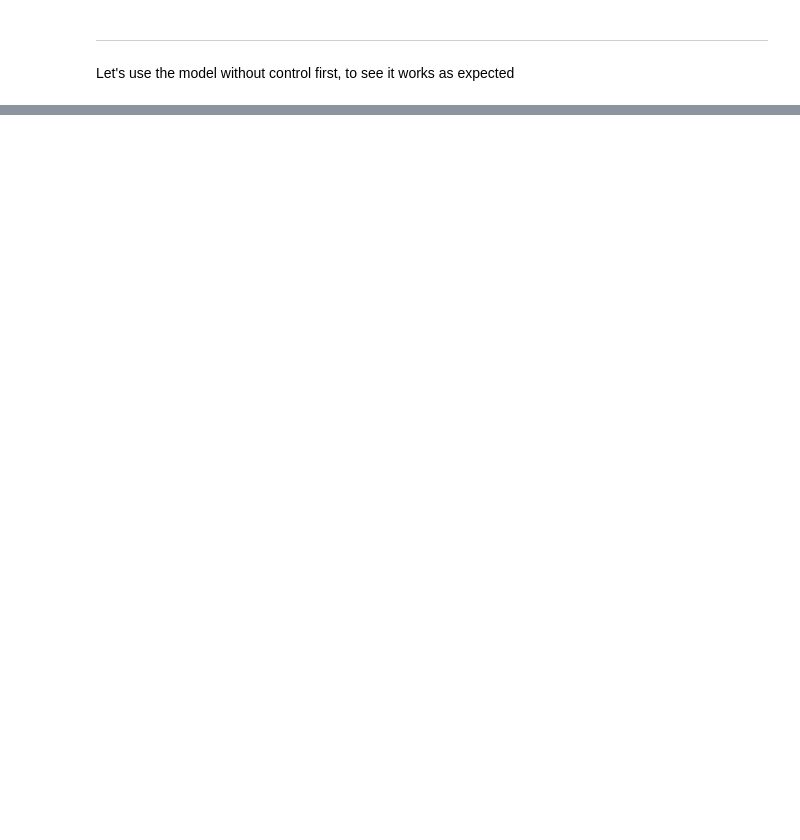
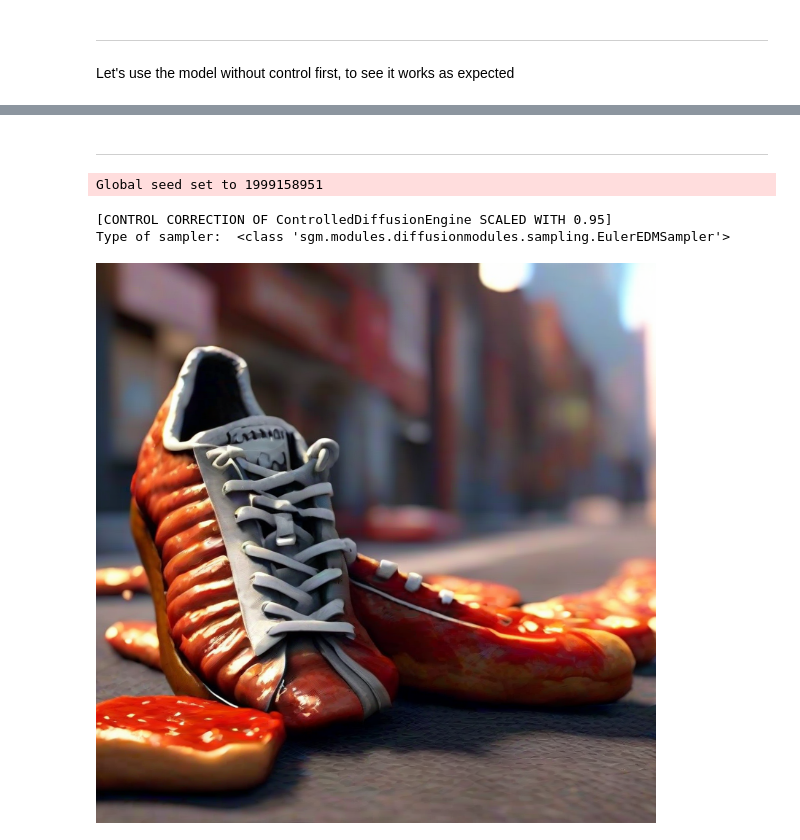
Before and after one commit to UmerHA/controlnet-xs-notes, a Jupyter notebook: Run.ipynb, the cells around one changed output, grey strips where cells are left out. Drawn from its saved outputs; the diff is of its cells as text; code cells hidden in the pictures; blank space fills up the shorter version.

```diff
--- a/Run.ipynb
+++ b/Run.ipynb
@@ -235,0 +151,2 @@ Image.fromarray(cu.create_image_grid(samples)).save('SDXL_Shoe.png')
+# %% [markdown]
+___
@@ -235,0 +155,21 @@ Image.fromarray(cu.create_image_grid(samples)).save('SDXL_Shoe.png')
+# %%
+model.model.no_control = False
+# %%
+samples, controls = cu.get_sdxl_sample(
+    guidance=edges,
+    ddim_steps=10,
+    num_samples=num_samples,
+    model=model,
+    shape=[4, size // 8, size // 8],
+    control_scale=0.95,
+    prompt='cinematic, shoe in the streets, made from meat, photorealistic shoe, highly detailed',
+    n_prompt='lowres, bad anatomy, worst quality, low quality',
+)
+# %% [output]
+Global seed set to 1999158951
+[CONTROL CORRECTION OF ControlledDiffusionEngine SCALED WITH 0.95]
+Type of sampler:  <class 'sgm.modules.diffusionmodules.sampling.EulerEDMSampler'>
+# %%
+Image.fromarray(cu.create_image_grid(samples))
+# %% [output]
+[figure, added]
```
Also changed, not shown: parts of 26 cells of this notebook, 17 other files.
